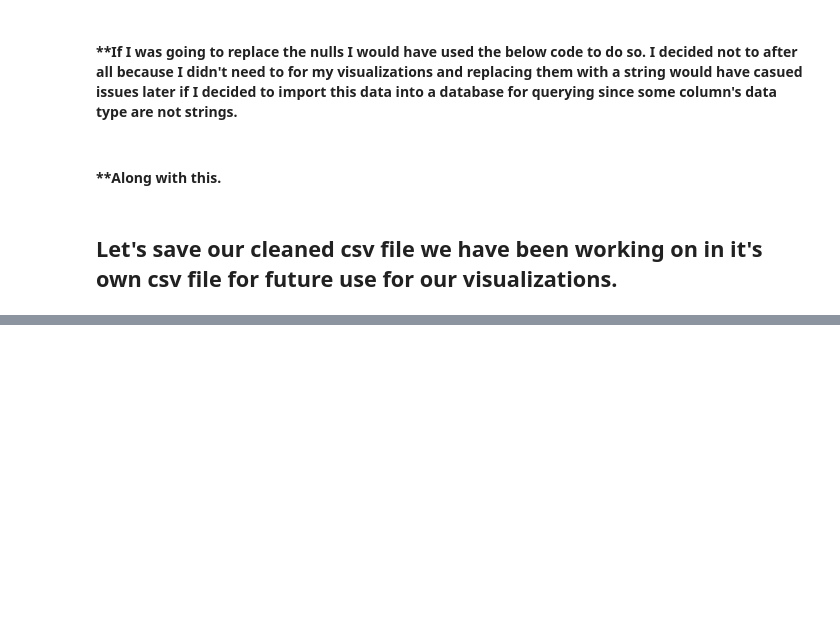
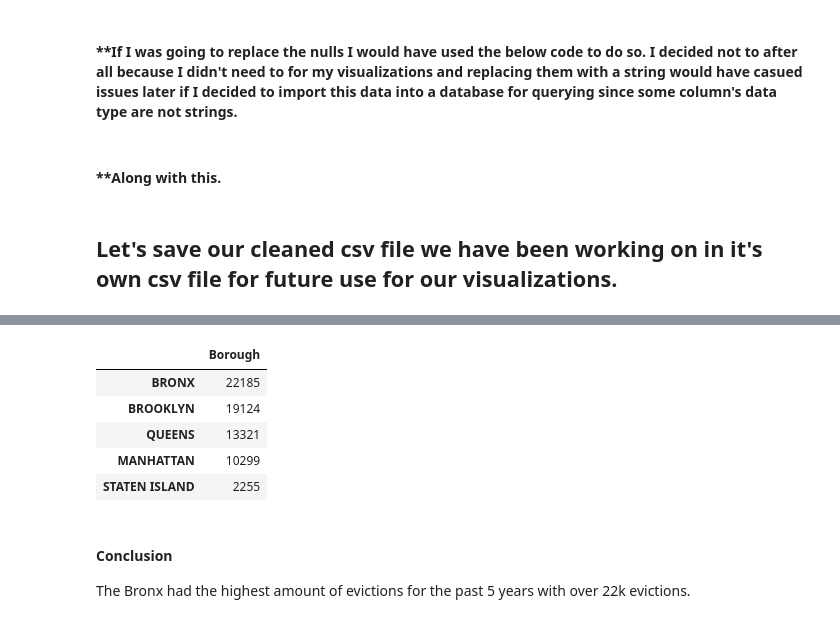
Before and after one commit to mmsouza114/Project01-Evictions, a Jupyter notebook: explore-clean-prepare.ipynb, the cells around one changed output, grey strips where cells are left out. Cells and saved outputs as stored; diff of their text form; code cells hidden in the pictures; blank space fills up the shorter version.

```diff
--- a/explore-clean-prepare.ipynb
+++ b/explore-clean-prepare.ipynb
@@ -412,0 +439,13 @@ A non-profit from the city of New York just received a hugh grant from an anonym
+# %%
+## Find the highest eviction rate in each borough for the past 5 years
+df_subset['Borough'].value_counts().to_frame()
+# %% [output]
+|  | Borough |
+| BRONX | 22185 |
+| BROOKLYN | 19124 |
+| QUEENS | 13321 |
+| MANHATTAN | 10299 |
+| STATEN ISLAND | 2255 |
+# %% [markdown]
+#### Conclusion
+The Bronx had the highest amount of evictions for the past 5 years with over 22k evictions.
```
Also changed, not shown: parts of 19 cells of this notebook, 10 other files.
